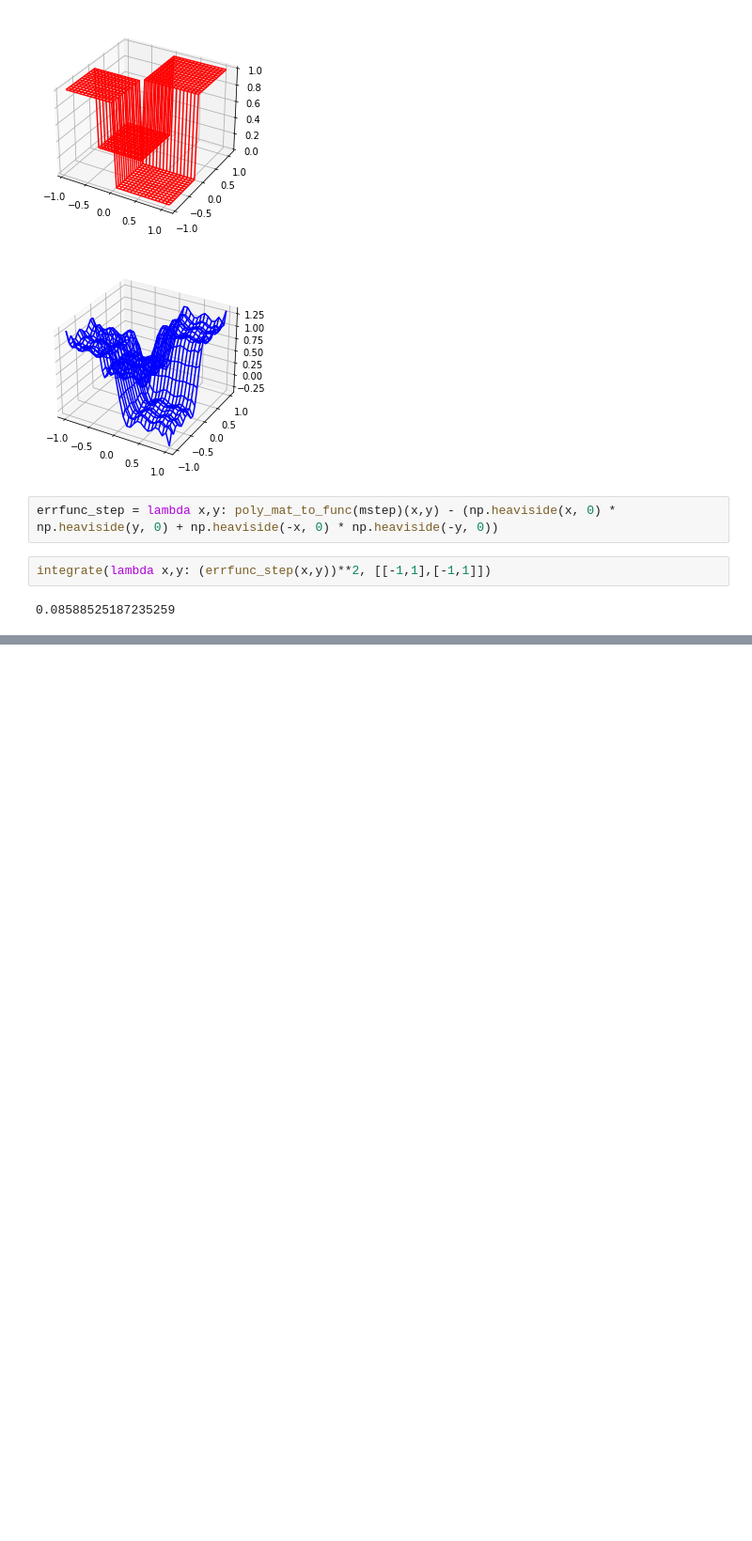
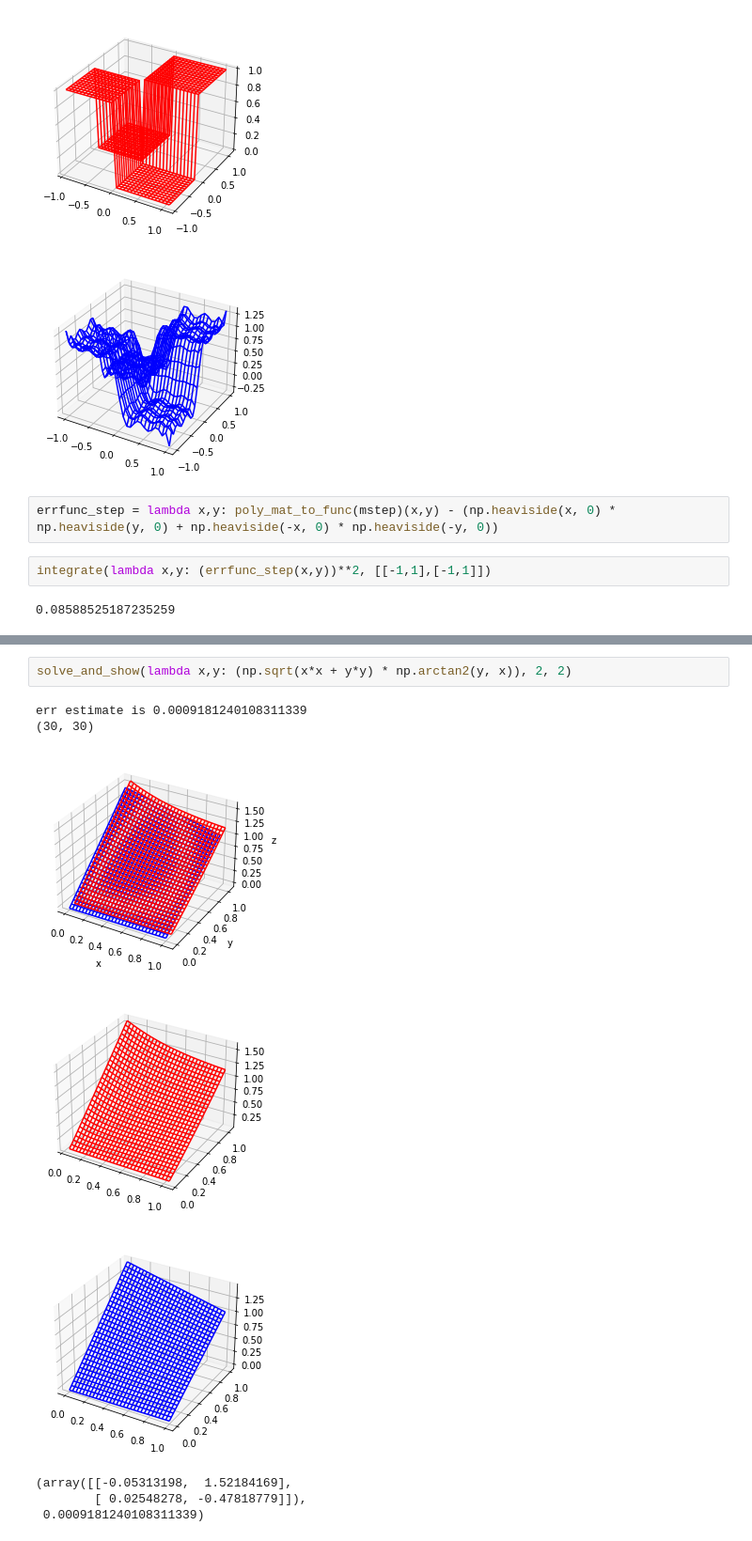
Before and after one commit to mds2/simple-polynomial-function-approximation, a Jupyter notebook: poly approx in higher dimensions.ipynb, the cells around one changed output, grey strips where cells are left out. Shown at 94% size. Saved outputs shown, nothing was run; the diff lists cells and outputs as text; blank space fills up the shorter version.

```diff
--- a/poly approx in higher dimensions.ipynb
+++ b/poly approx in higher dimensions.ipynb
@@ -350,0 +378,11 @@ integrate(lambda x,y: (errfunc_step(x,y))**2, [[-1,1],[-1,1]])
+# %%
+solve_and_show(lambda x,y: (np.sqrt(x*x + y*y) * np.arctan2(y, x)), 2, 2)
+# %% [output]
+err estimate is 0.0009181240108311339
+(30, 30)
+[figure, added]
+[figure, added]
+[figure, added]
+(array([[-0.05313198,  1.52184169],
+        [ 0.02548278, -0.47818779]]),
+ 0.0009181240108311339)
```
Also changed, not shown: parts of 3 cells of this notebook, 1 other file.
